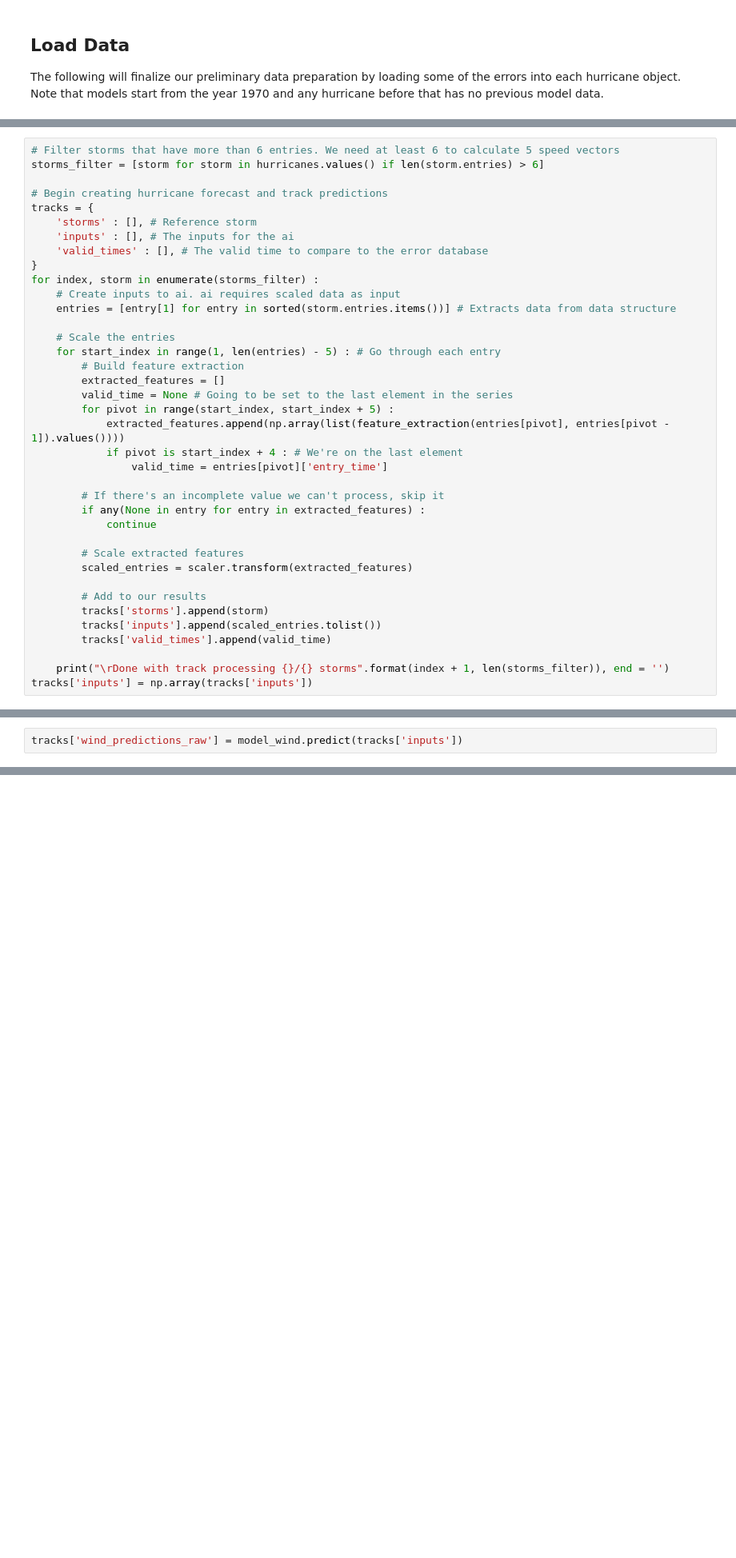
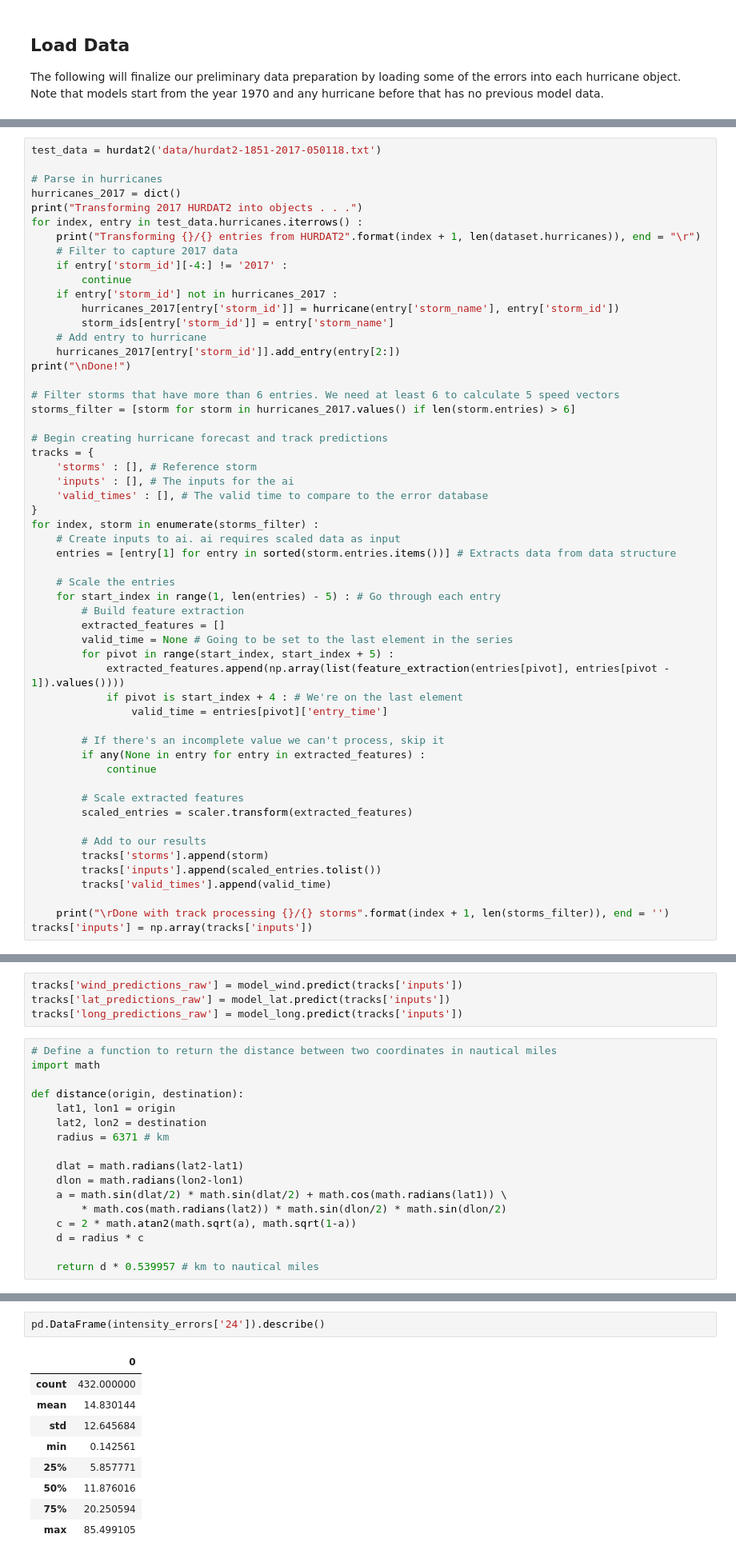
Before and after one commit to hammad93/hurricane-net, a Jupyter notebook: hurricane-net.ipynb, the cells around one changed output, grey strips where cells are left out. Shown at 80% size. Cells and saved outputs as stored; diff of their text form; blank space fills up the shorter version.

```diff
--- a/hurricane-net.ipynb
+++ b/hurricane-net.ipynb
@@ -554,6 +556,23 @@ The machine learning neural network will use 2 main methods of applied evaluatio
 # %%
+test_data = hurdat2('data/hurdat2-1851-2017-050118.txt')
+
+# Parse in hurricanes
+hurricanes_2017 = dict()
+print("Transforming 2017 HURDAT2 into objects . . .")
+for index, entry in test_data.hurricanes.iterrows() :
+    print("Transforming {}/{} entries from HURDAT2".format(index + 1, len(dataset.hurricanes)), end = "\r")
+    # Filter to capture 2017 data
+    if entry['storm_id'][-4:] != '2017' :
+        continue
+    if entry['storm_id'] not in hurricanes_2017 :
+        hurricanes_2017[entry['storm_id']] = hurricane(entry['storm_name'], entry['storm_id'])
+        storm_ids[entry['storm_id']] = entry['storm_name']
+    # Add entry to hurricane
+    hurricanes_2017[entry['storm_id']].add_entry(entry[2:])
+print("\nDone!")
+
 # Filter storms that have more than 6 entries. We need at least 6 to calculate 5 speed vectors
-storms_filter = [storm for storm in hurricanes.values() if len(storm.entries) > 6]
+storms_filter = [storm for storm in hurricanes_2017.values() if len(storm.entries) > 6]
 
 # Begin creating hurricane forecast and track predictions
 tracks = {
@@ -594,3 +616,22 @@ Done with track processing 1745/1745 storms
 # %%
 tracks['wind_predictions_raw'] = model_wind.predict(tracks['inputs'])
+tracks['lat_predictions_raw'] = model_lat.predict(tracks['inputs'])
+tracks['long_predictions_raw'] = model_long.predict(tracks['inputs'])
+# %%
+# Define a function to return the distance between two coordinates in nautical miles
+import math
+
+def distance(origin, destination):
+    lat1, lon1 = origin
+    lat2, lon2 = destination
+    radius = 6371 # km
+
+    dlat = math.radians(lat2-lat1)
+    dlon = math.radians(lon2-lon1)
+    a = math.sin(dlat/2) * math.sin(dlat/2) + math.cos(math.radians(lat1)) \
+        * math.cos(math.radians(lat2)) * math.sin(dlon/2) * math.sin(dlon/2)
+    c = 2 * math.atan2(math.sqrt(a), math.sqrt(1-a))
+    d = radius * c
+
+    return d * 0.539957 # km to nautical miles
 # %%
@@ -642,0 +745,12 @@ tracks['wind_predictions']
+# %%
+pd.DataFrame(intensity_errors['24']).describe()
+# %% [output]
+|  | 0 |
+| count | 432.000000 |
+| mean | 14.830144 |
+| std | 12.645684 |
+| min | 0.142561 |
+| 25% | 5.857771 |
+| 50% | 11.876016 |
+| 75% | 20.250594 |
+| max | 85.499105 |
```
Also changed, not shown: parts of 29 cells of this notebook, 5 other files.
